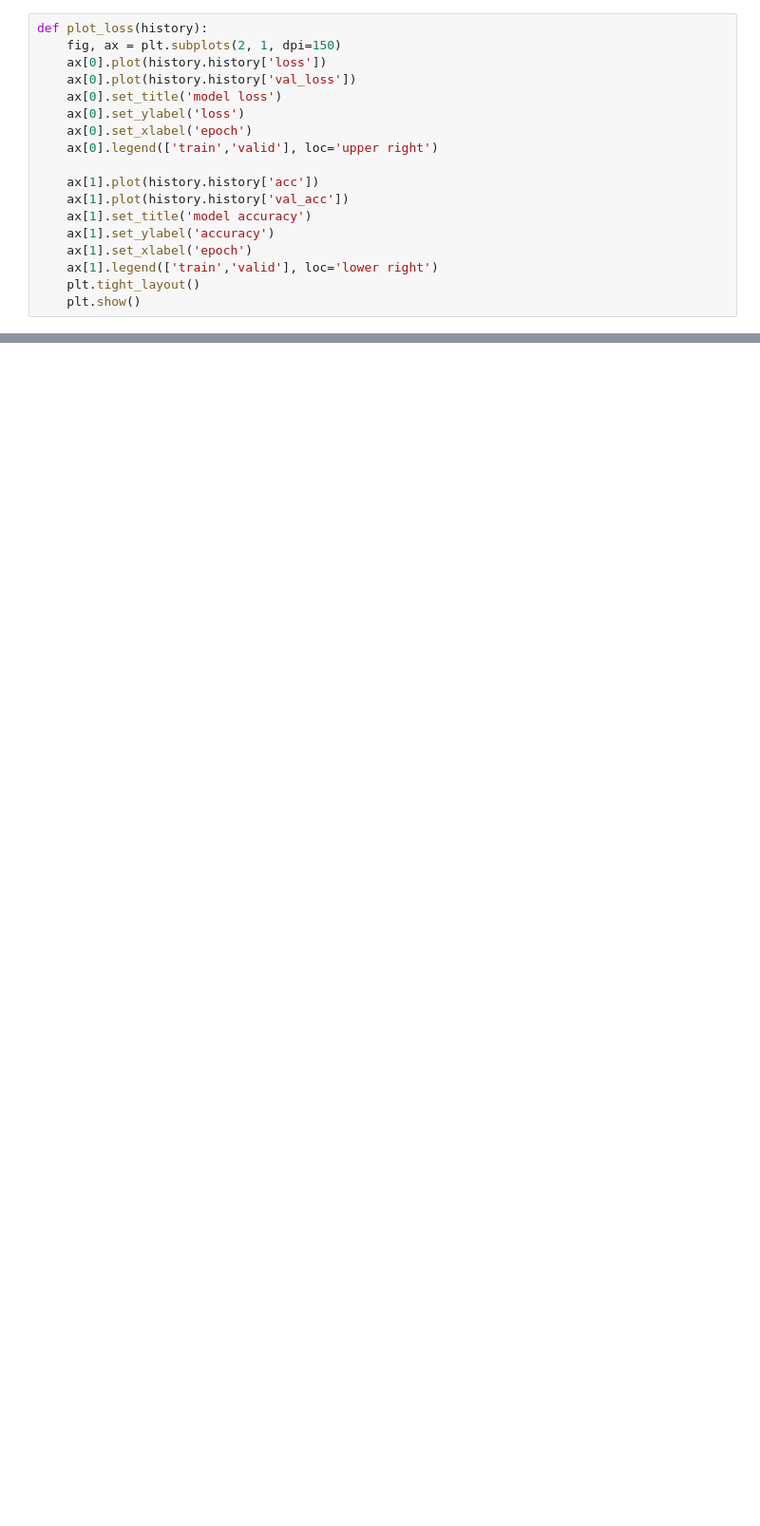
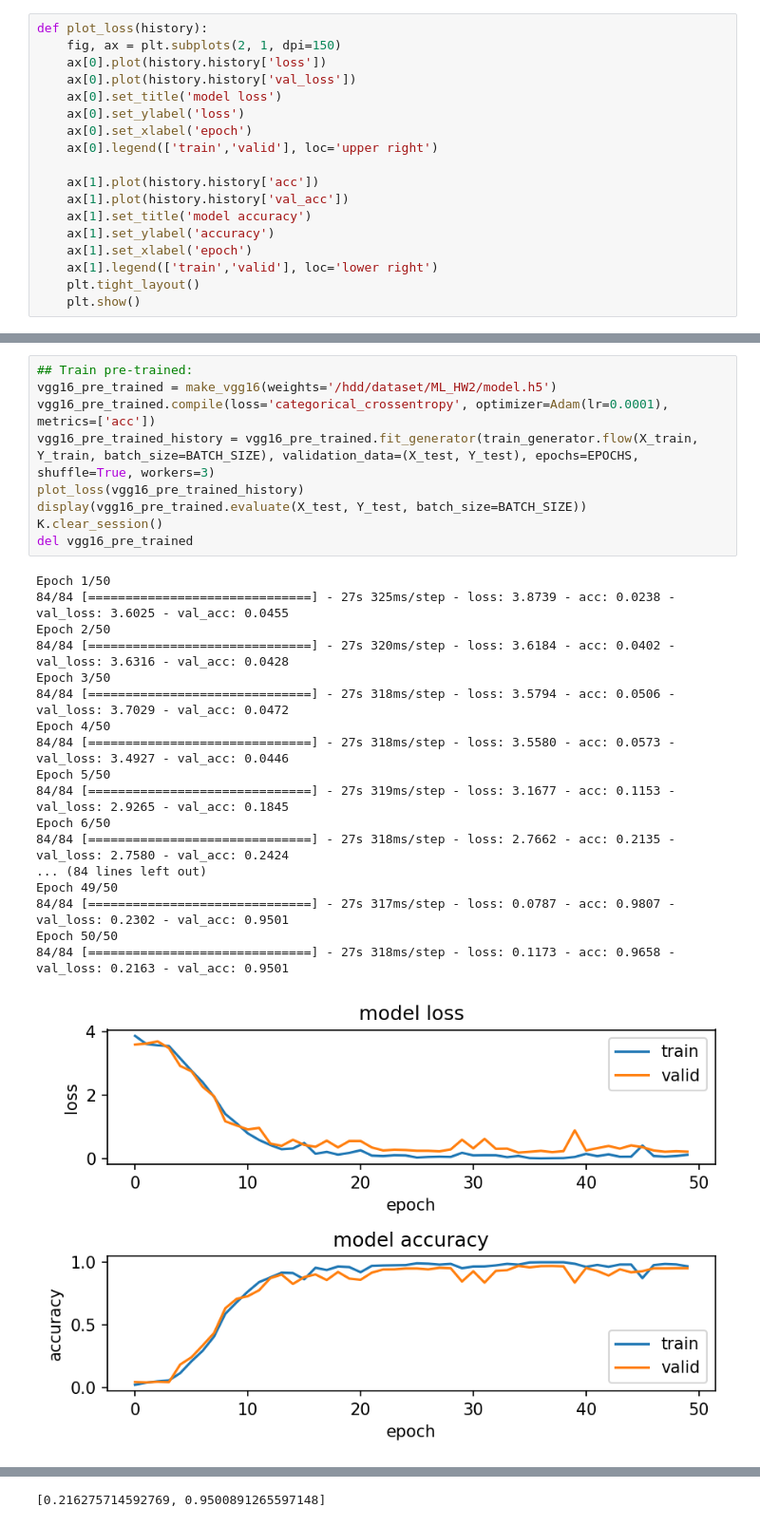
Before and after one commit to peter0749/ML_2018, a Jupyter notebook: hw2/hw2.ipynb, the cells around one changed output, grey strips where cells are left out. Shown at 95% size. Saved outputs shown, nothing was run; the diff lists cells and outputs as text; blank space fills up the shorter version.

```diff
--- a/hw2/hw2.ipynb
+++ b/hw2/hw2.ipynb
@@ -136,0 +146,28 @@ Epoch 12/12
+# %%
+## Train pre-trained:
+vgg16_pre_trained = make_vgg16(weights='/hdd/dataset/ML_HW2/model.h5')
+vgg16_pre_trained.compile(loss='categorical_crossentropy', optimizer=Adam(lr=0.0001), metrics=['acc'])
+vgg16_pre_trained_history = vgg16_pre_trained.fit_generator(train_generator.flow(X_train, Y_train, batch_size=BATCH_SIZE), validation_data=(X_test, Y_test), epochs=EPOCHS, shuffle=True, workers=3)
+plot_loss(vgg16_pre_trained_history)
+display(vgg16_pre_trained.evaluate(X_test, Y_test, batch_size=BATCH_SIZE))
+K.clear_session()
+del vgg16_pre_trained
+# %% [output]
+Epoch 1/50
+84/84 [==============================] - 27s 325ms/step - loss: 3.8739 - acc: 0.0238 - val_loss: 3.6025 - val_acc: 0.0455
+Epoch 2/50
+84/84 [==============================] - 27s 320ms/step - loss: 3.6184 - acc: 0.0402 - val_loss: 3.6316 - val_acc: 0.0428
+Epoch 3/50
+84/84 [==============================] - 27s 318ms/step - loss: 3.5794 - acc: 0.0506 - val_loss: 3.7029 - val_acc: 0.0472
+Epoch 4/50
+84/84 [==============================] - 27s 318ms/step - loss: 3.5580 - acc: 0.0573 - val_loss: 3.4927 - val_acc: 0.0446
+Epoch 5/50
+84/84 [==============================] - 27s 319ms/step - loss: 3.1677 - acc: 0.1153 - val_loss: 2.9265 - val_acc: 0.1845
+Epoch 6/50
+84/84 [==============================] - 27s 318ms/step - loss: 2.7662 - acc: 0.2135 - val_loss: 2.7580 - val_acc: 0.2424
+... (84 lines left out)
+Epoch 49/50
+84/84 [==============================] - 27s 317ms/step - loss: 0.0787 - acc: 0.9807 - val_loss: 0.2302 - val_acc: 0.9501
+Epoch 50/50
+84/84 [==============================] - 27s 318ms/step - loss: 0.1173 - acc: 0.9658 - val_loss: 0.2163 - val_acc: 0.9501
+[figure, added]
@@ -137,2 +175,3 @@ Epoch 12/12
+[0.216275714592769, 0.9500891265597148]
 # %%
 ## Train fine-tune:
```
Also changed, not shown: parts of 9 cells of this notebook.
